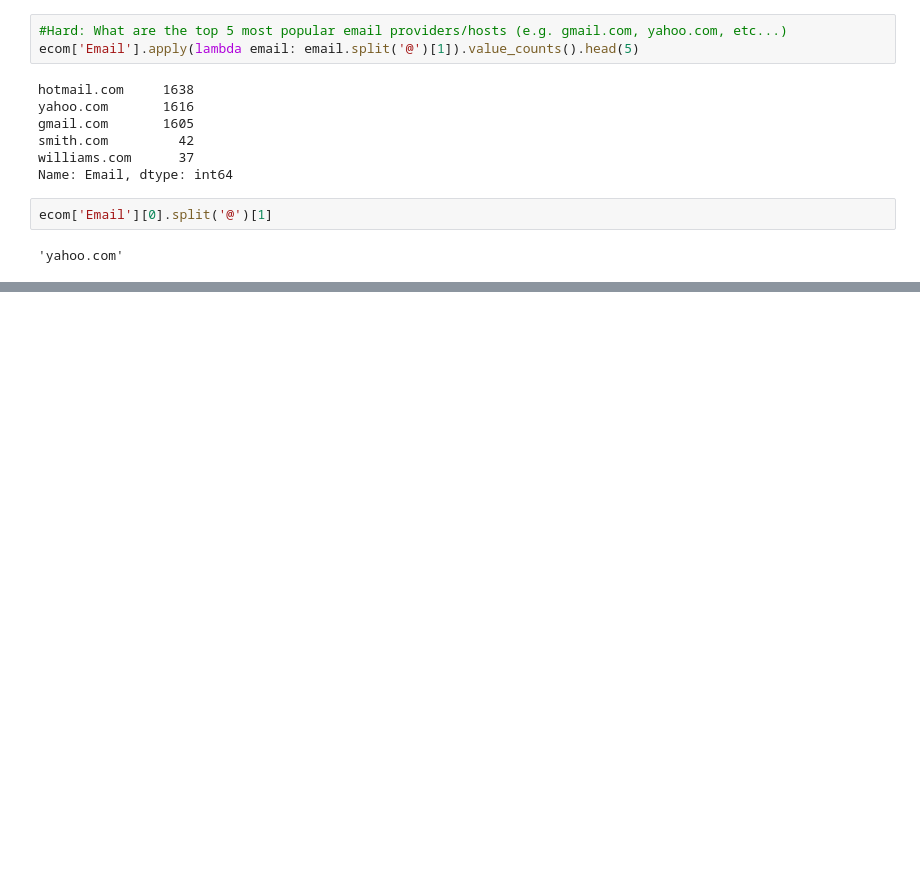
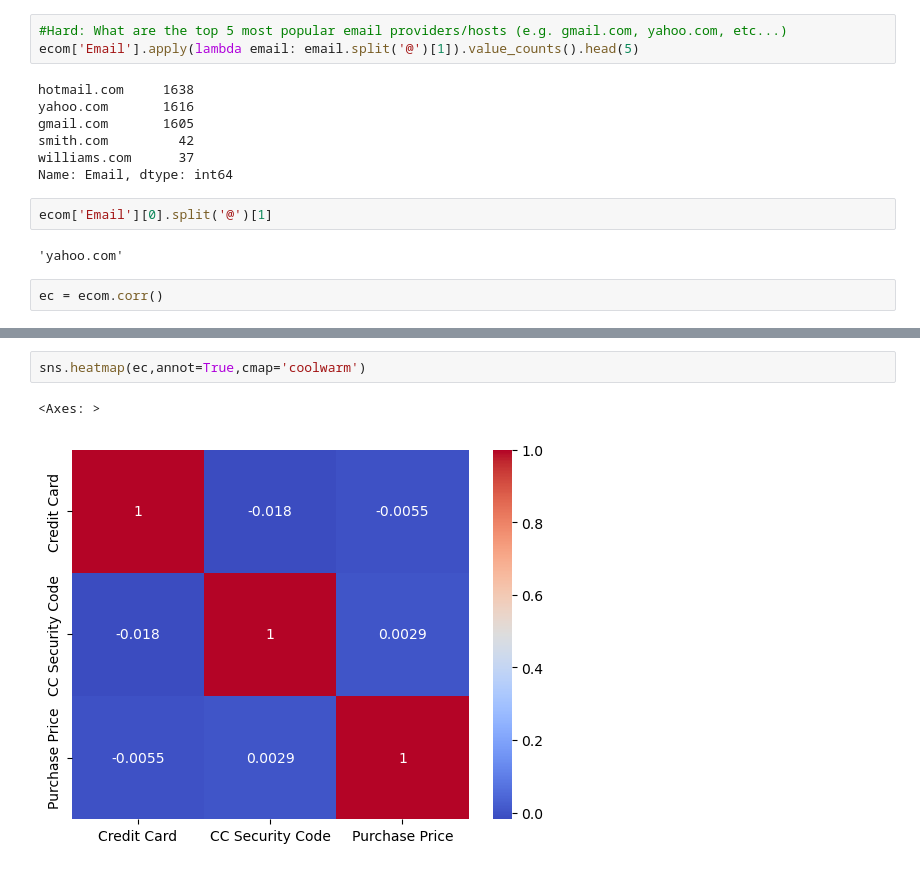
Before and after one commit to Raheemzee/Data-Analysis, a Jupyter notebook: Pandas, Ecommerce Purchases Exercise.ipynb, the cells around one changed output, grey strips where cells are left out. Cells and saved outputs as stored; diff of their text form; blank space fills up the shorter version.

```diff
--- a/Pandas, Ecommerce Purchases Exercise.ipynb
+++ b/Pandas, Ecommerce Purchases Exercise.ipynb
@@ -231,3 +233,5 @@ Name: Email, dtype: int64
 ecom['Email'][0].split('@')[1]
 # %% [output]
 'yahoo.com'
+# %%
+ec = ecom.corr()
@@ -233,0 +245,5 @@ ecom['Email'][0].split('@')[1]
+# %%
+sns.heatmap(ec,annot=True,cmap='coolwarm')
+# %% [output]
+<Axes: >
+[figure, added]
```
Also changed, not shown: parts of 3 cells of this notebook.
